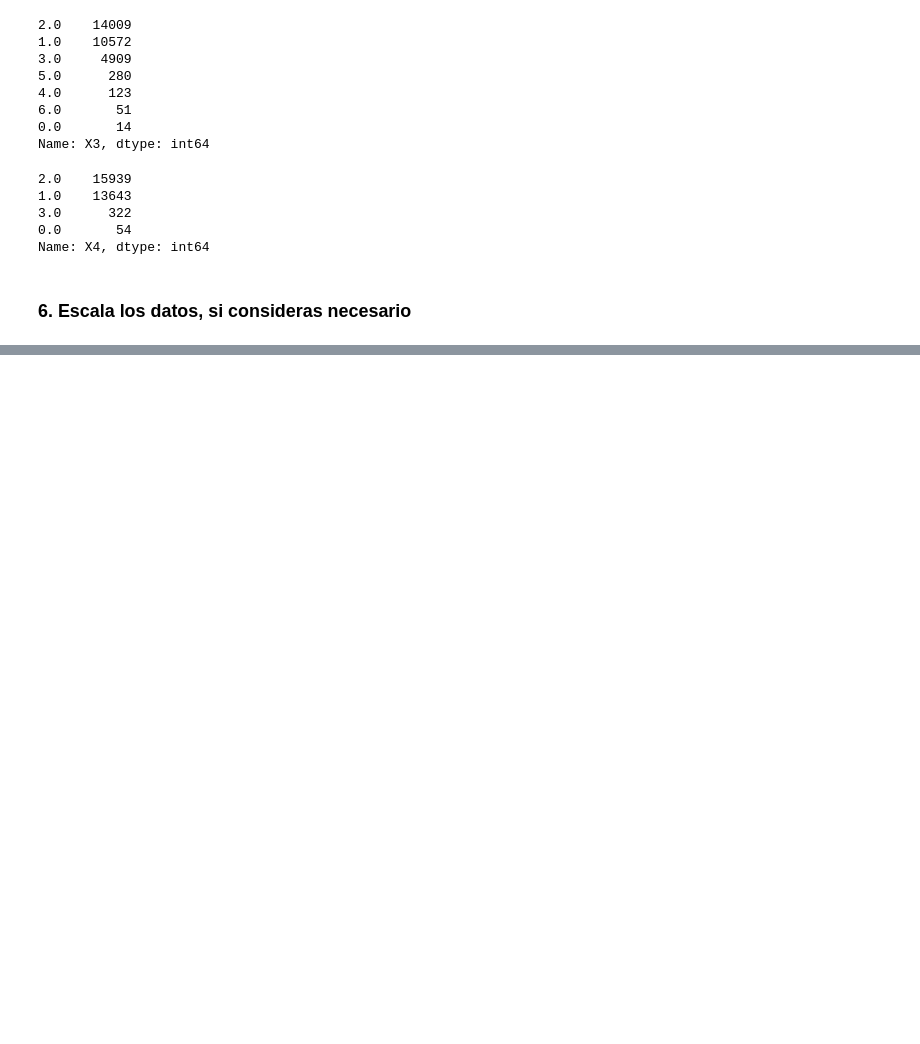
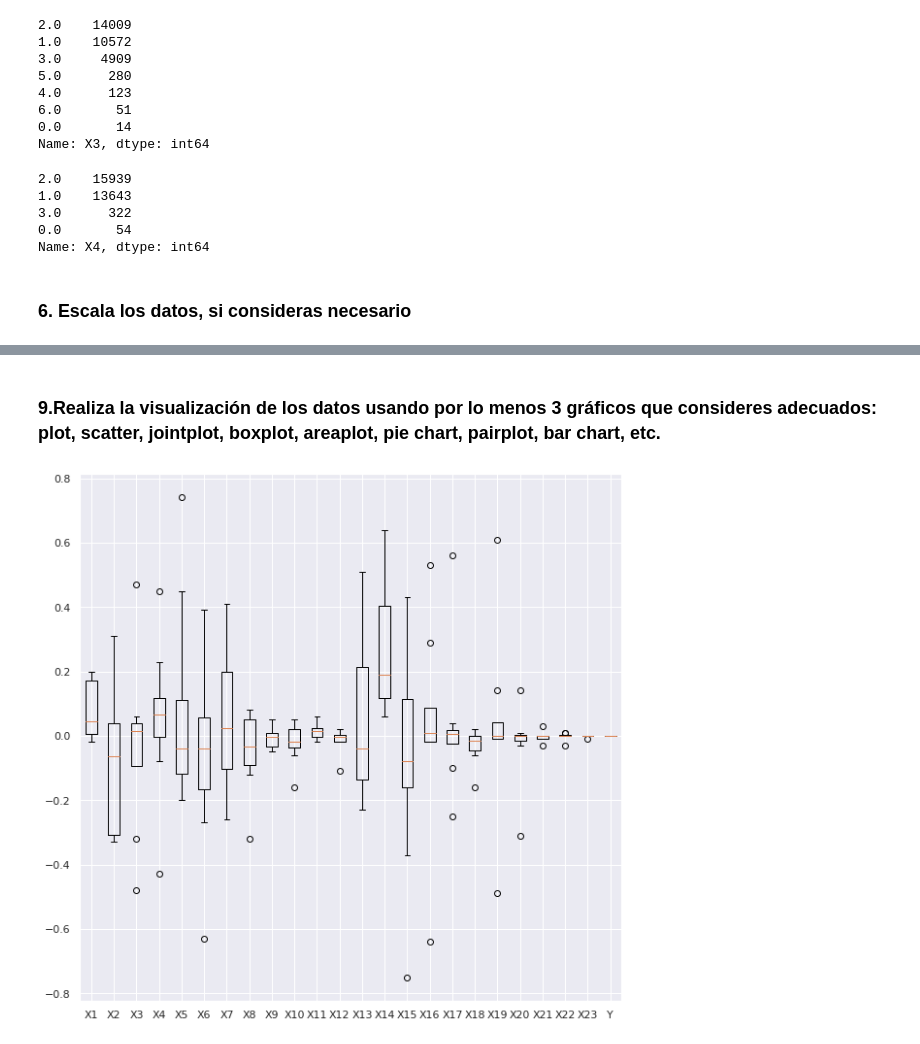
Before and after one commit to PosgradoMNA/actividades-de-aprendizaje-greyngs, a Jupyter notebook: actividad-semana6-visualizacion/actividad-semana6-visualizacion.ipynb, the cells around one changed output, grey strips where cells are left out. Cells and saved outputs as stored; diff of their text form; code cells hidden in the pictures; blank space fills up the shorter version.

```diff
--- a/actividad-semana6-visualizacion/actividad-semana6-visualizacion.ipynb
+++ b/actividad-semana6-visualizacion/actividad-semana6-visualizacion.ipynb
@@ -198,0 +374,10 @@ scaler = StandardScaler()
+# %% [markdown]
+### 9.Realiza la visualización de los datos usando por lo menos 3 gráficos que consideres adecuados: plot, scatter, jointplot, boxplot, areaplot, pie chart, pairplot, bar chart, etc.
+# %%
+sns.set(rc={'figure.figsize':(10,10)})
+
+plt.boxplot(relevant_pcs)
+plt.xticks([i for i in range(1, len(relevant_pcs)+1)], df.columns)
+plt.show()
+# %% [output]
+[figure, added]
```
Also changed, not shown: parts of 18 cells of this notebook.
